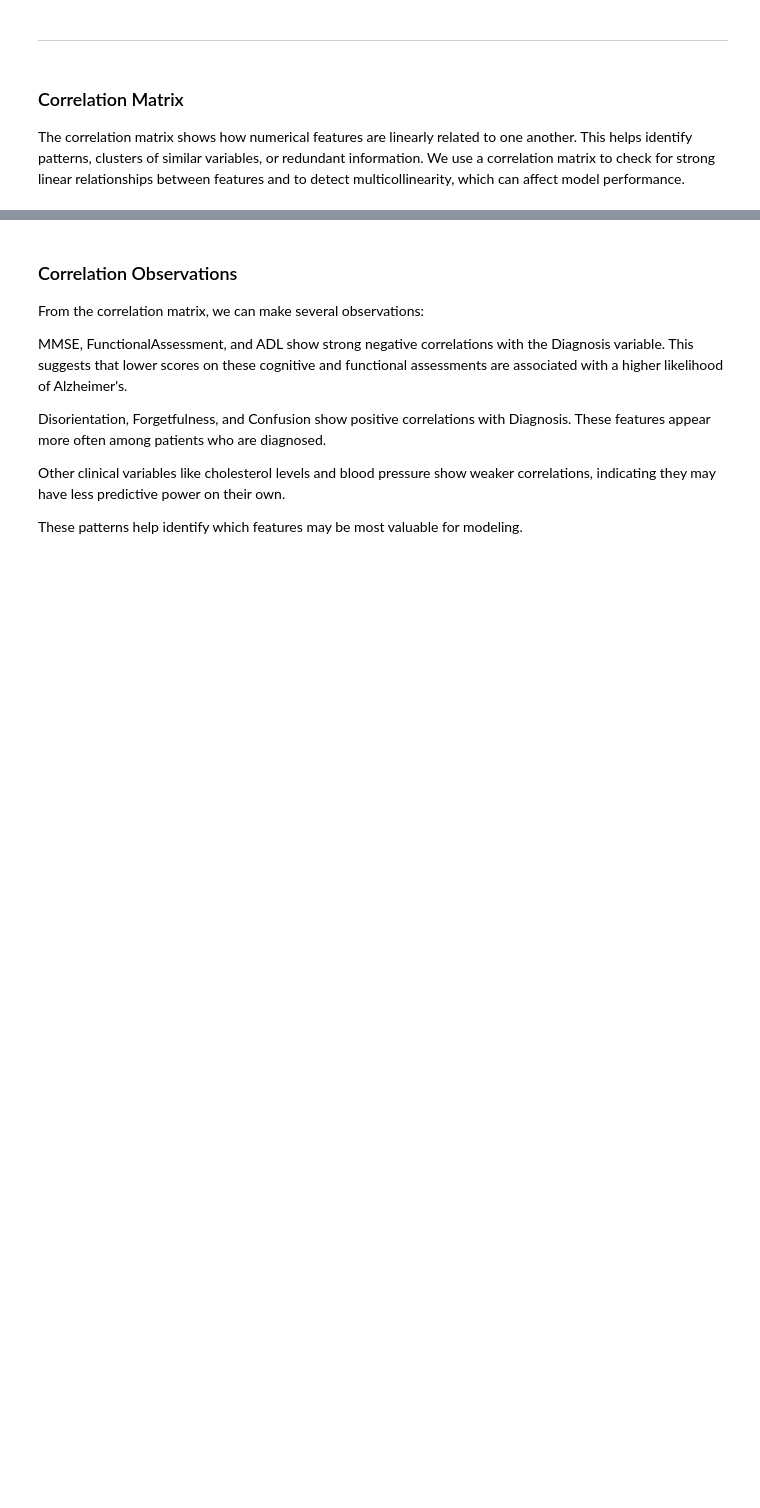
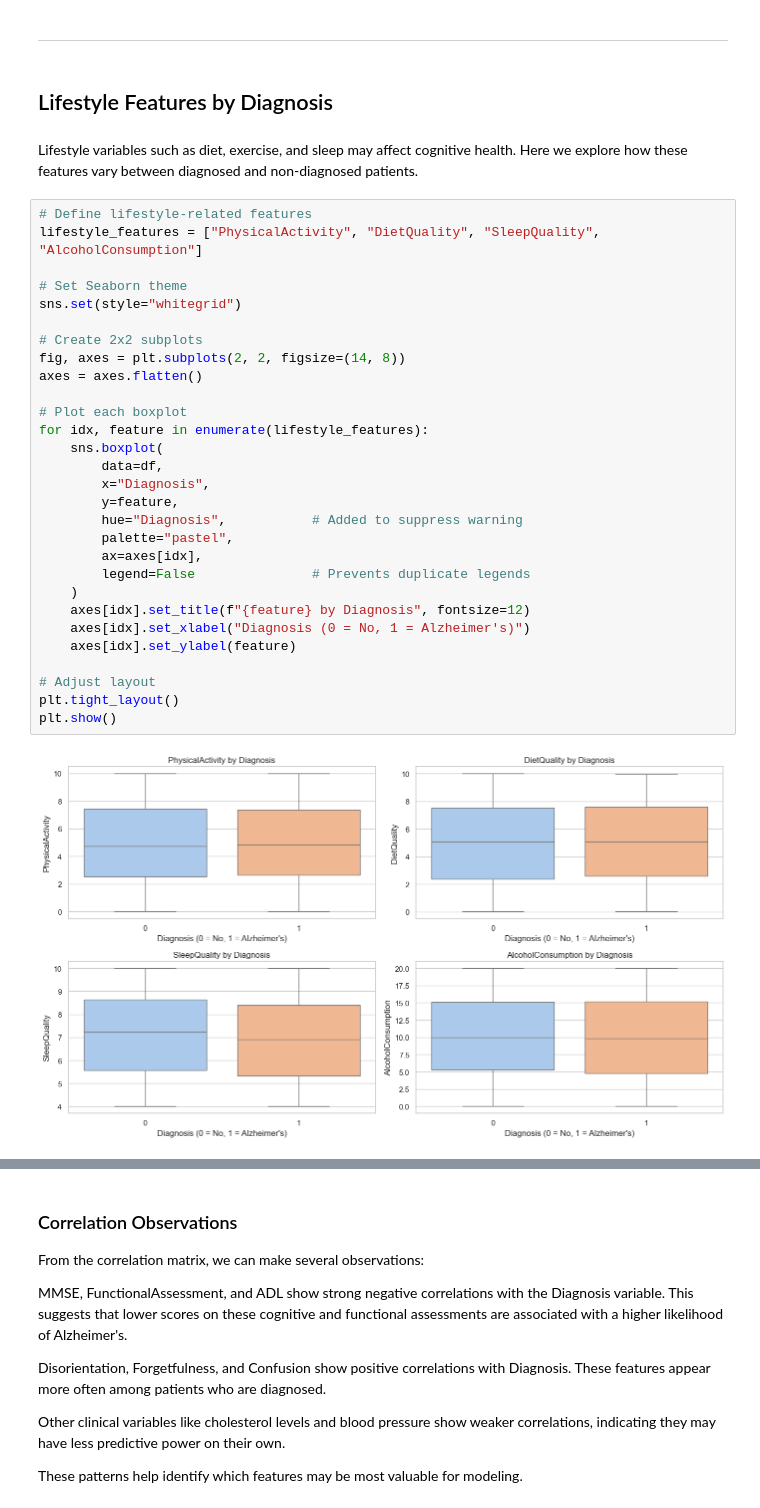
Before and after one commit to FeliciaFavrholdt/BI_EXAM, a Jupyter notebook: Analysis/notebooks/03_Exploratory_Data_Analysis.ipynb, the cells around one changed output, grey strips where cells are left out. Saved outputs shown, nothing was run; the diff lists cells and outputs as text; blank space fills up the shorter version.

```diff
--- a/Analysis/notebooks/03_Exploratory_Data_Analysis.ipynb
+++ b/Analysis/notebooks/03_Exploratory_Data_Analysis.ipynb
@@ -224,8 +222,38 @@ plt.show()
 [figure]
 # %% [markdown]
 --------------
-# %% [markdown]
-### Correlation Matrix
-
-The correlation matrix shows how numerical features are linearly related to one another. This helps identify patterns, clusters of similar variables, or redundant information.
-We use a correlation matrix to check for strong linear relationships between features and to detect multicollinearity, which can affect model performance.
+# %% [markdown]
+## Lifestyle Features by Diagnosis
+# %% [markdown]
+Lifestyle variables such as diet, exercise, and sleep may affect cognitive health. Here we explore how these features vary between diagnosed and non-diagnosed patients.
+# %%
+# Define lifestyle-related features
+lifestyle_features = ["PhysicalActivity", "DietQuality", "SleepQuality", "AlcoholConsumption"]
+
+# Set Seaborn theme
+sns.set(style="whitegrid")
+
+# Create 2x2 subplots
+fig, axes = plt.subplots(2, 2, figsize=(14, 8))
+axes = axes.flatten()
+
+# Plot each boxplot
+for idx, feature in enumerate(lifestyle_features):
+    sns.boxplot(
+        data=df,
+        x="Diagnosis",
+        y=feature,
+        hue="Diagnosis",           # Added to suppress warning
+        palette="pastel",
+        ax=axes[idx],
+        legend=False               # Prevents duplicate legends
+    )
+    axes[idx].set_title(f"{feature} by Diagnosis", fontsize=12)
+    axes[idx].set_xlabel("Diagnosis (0 = No, 1 = Alzheimer's)")
+    axes[idx].set_ylabel(feature)
+
+# Adjust layout
+plt.tight_layout()
+plt.show()
+# %% [output]
+[figure, added]
```
Also changed, not shown: parts of 42 cells of this notebook, 1 other file.
